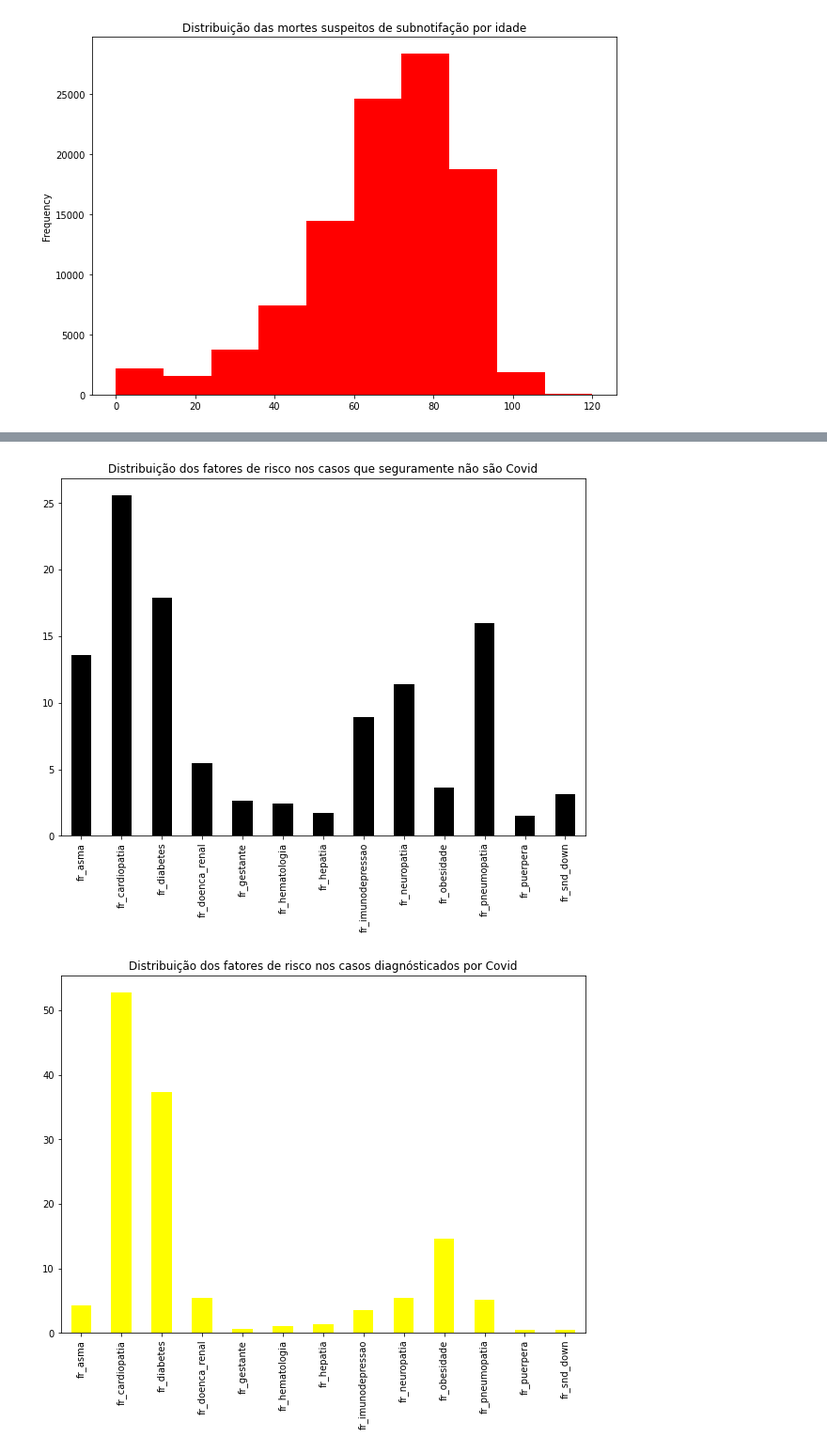
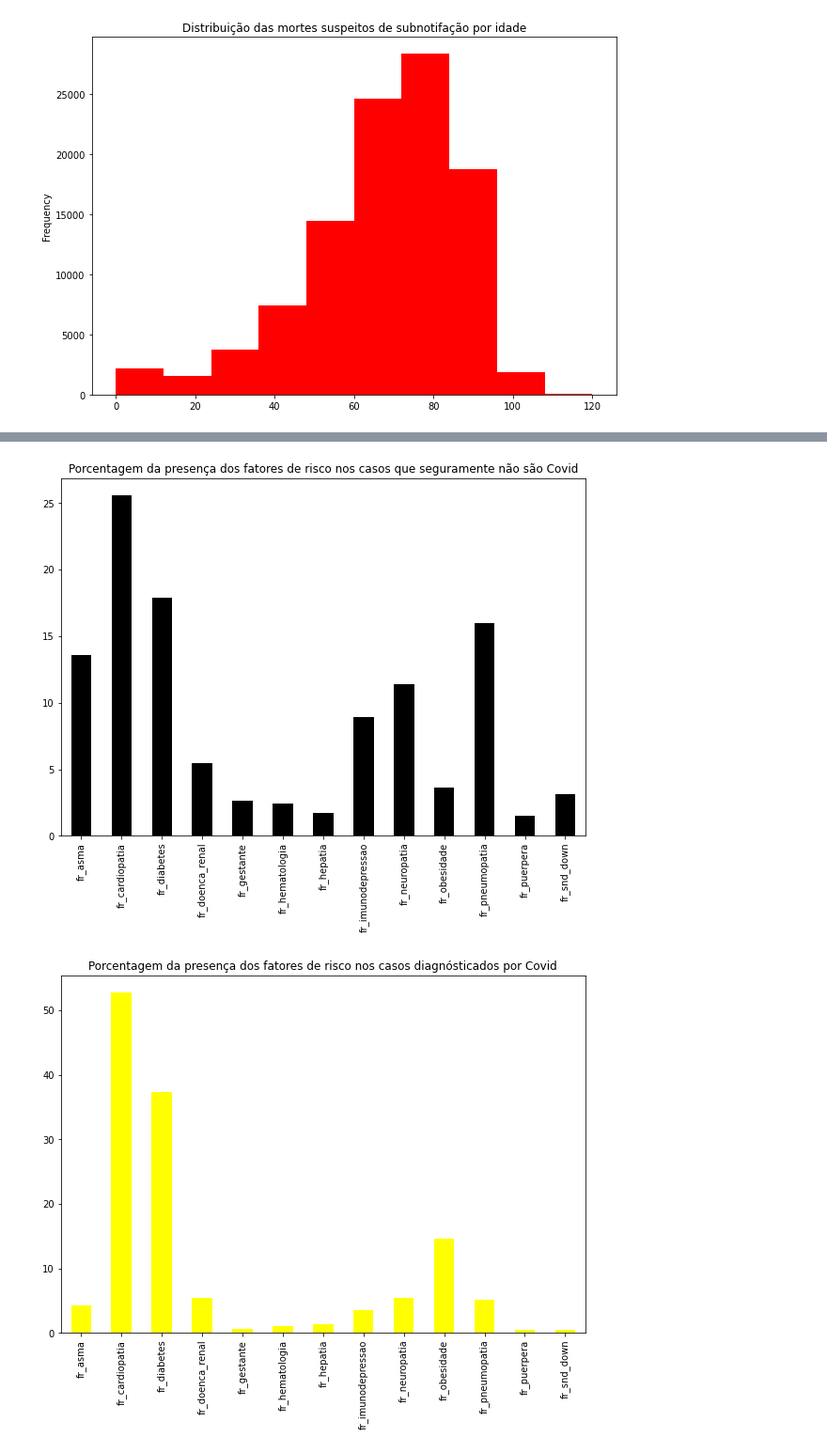
Before and after one commit to mateuspinto/subnotificacoes-covid, a Jupyter notebook: src/visualization.ipynb, the cells around one changed output, grey strips where cells are left out. Shown at 94% size. Saved outputs shown, nothing was run; the diff lists cells and outputs as text; code cells hidden in the pictures.

```diff
--- a/src/visualization.ipynb
+++ b/src/visualization.ipynb
@@ -9,14 +31,15 @@ mpl.rc('figure', figsize=(10, 7))
 # %%
 PANDEMIC_DAY_ZERO = '2020-02-06'
 
+# Baixar e descompactar o arquivo https://drive.google.com/file/d/1knTUgLZHLQcBF9CmCdHWk-WP94AXh2_J/view?usp=sharing
 all_cases = pd.read_parquet(PROCESSED_DATA_DIR / 'casos.parquet')
 true_covid_cases = all_cases[all_cases.dg_covid == 1]
-non_covid_cases = all_cases[(all_cases.dg_covid == 0) & (all_cases.vac_covid == 0) & (all_cases.cad_dt_notificacao < PANDEMIC_DAY_ZERO)]
+non_covid_cases = all_cases[(all_cases.cad_dt_notificacao < PANDEMIC_DAY_ZERO)]
 unknow_cases = all_cases[(all_cases.dg_covid == 0) & (all_cases.vac_covid == 0) & (all_cases.cad_dt_notificacao >= PANDEMIC_DAY_ZERO)]
 
 all_deaths = all_cases[all_cases.evo_obito==1]
 true_covid_deaths = all_deaths[all_deaths.dg_covid == 1]
-non_covid_deaths = all_deaths[(all_deaths.dg_covid == 0) & (all_deaths.vac_covid == 0) & (all_deaths.cad_dt_notificacao < PANDEMIC_DAY_ZERO)]
+non_covid_deaths = all_deaths[(all_deaths.cad_dt_notificacao < PANDEMIC_DAY_ZERO)]
 unknow_deaths = all_deaths[(all_deaths.dg_covid == 0) & (all_deaths.vac_covid == 0) & (all_deaths.cad_dt_notificacao >= PANDEMIC_DAY_ZERO)]
 
 RISK_FACTORS = [column for column in all_cases.columns.to_list() if ('fr_' in column)]
@@ -117,27 +157,27 @@ plt.show()
 # %%
-plt.title('Distribuição dos fatores de risco nos casos que seguramente não são Covid')
+plt.title('Porcentagem da presença dos fatores de risco nos casos que seguramente não são Covid')
 non_covid_cases[RISK_FACTORS].dropna(subset=RISK_FACTORS).mean().multiply(100).plot(kind='bar', color='black')
 plt.show()
 
-plt.title('Distribuição dos fatores de risco nos casos diagnósticados por Covid')
+plt.title('Porcentagem da presença dos fatores de risco nos casos diagnósticados por Covid')
 true_covid_cases[RISK_FACTORS].dropna(subset=RISK_FACTORS).mean().multiply(100).plot(kind='bar', color='yellow')
 plt.show()
 
-plt.title('Distribuição dos fatores de risco nos casos supeitos de subnotificação')
+plt.title('Porcentagem da presença dos fatores de risco nos casos supeitos de subnotificação')
 unknow_cases[RISK_FACTORS].dropna(subset=RISK_FACTORS).mean().multiply(100).plot(kind='bar', color='orange')
 plt.show()
 
-plt.title('Distribuição dos fatores de risco nas mortes que seguramente não são Covid')
+plt.title('Porcentagem da presença dos fatores de risco nas mortes que seguramente não são Covid')
 non_covid_cases[RISK_FACTORS].dropna(subset=RISK_FACTORS).mean().multiply(100).plot(kind='bar', color='grey')
 plt.show()
 
-plt.title('Distribuição dos fatores de risco nas mortes diagnósticadas por Covid')
+plt.title('Porcentagem da presença dos fatores de risco nas mortes diagnósticadas por Covid')
 true_covid_cases[RISK_FACTORS].dropna(subset=RISK_FACTORS).mean().multiply(100).plot(kind='bar', color='cyan')
 plt.show()
 
-plt.title('Distribuição dos fatores de risco nas mortes supeitas de subnotificação')
+plt.title('Porcentagem da presença dos fatores de risco nas mortes supeitas de subnotificação')
 unknow_cases[RISK_FACTORS].dropna(subset=RISK_FACTORS).mean().multiply(100).plot(kind='bar', color='red')
 plt.show()
 # %% [output]
-[figure, old version]
+[figure, new version]
-[figure, old version]
+[figure, new version]
```
Also changed, not shown: parts of 25 cells of this notebook, 3 other files.
